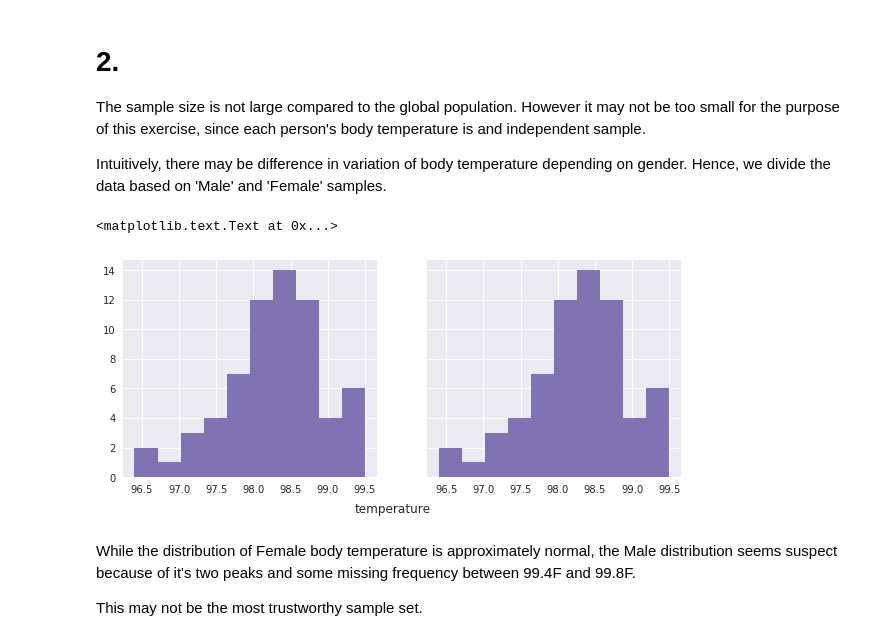
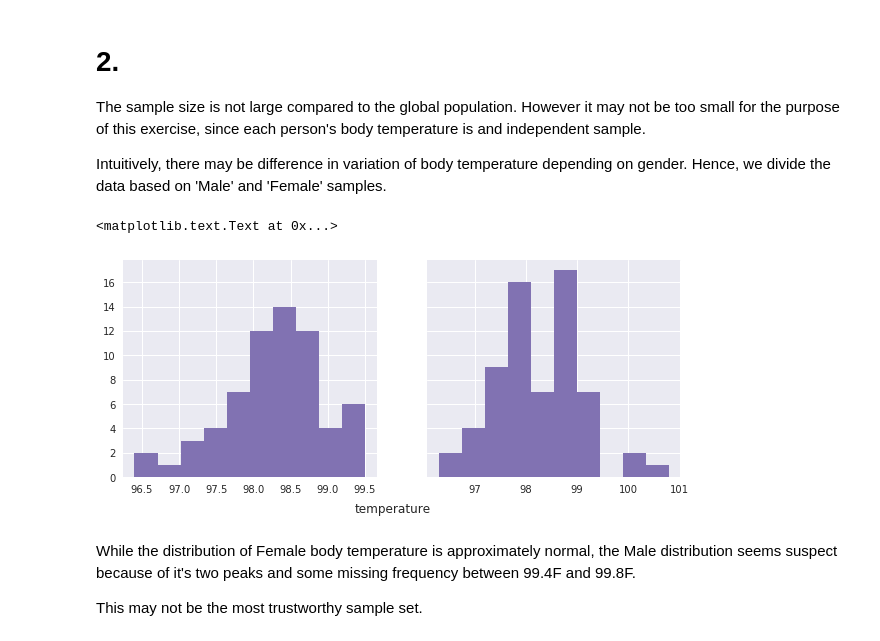
Before and after one commit to sahana-maddali/nectarine-smoothie, a Jupyter notebook: sliderule_dsi_inferential_statistics_exercise_1.ipynb, the cells around one changed output. Saved outputs shown, nothing was run; the diff lists cells and outputs as text; code cells hidden in the pictures.

```diff
--- a/sliderule_dsi_inferential_statistics_exercise_1.ipynb
+++ b/sliderule_dsi_inferential_statistics_exercise_1.ipynb
@@ -83,12 +83,13 @@ F = pd.DataFrame(df[:65])
 M = pd.DataFrame(df[65:])
 # %%
 fig, (ax1, ax2) = plt.subplots(1, 2, sharey = True, figsize = (10, 4))
-for item in (ax1, ax2) :
-    item.hist(F.temperature, color = 'm')
+ax1.hist(F.temperature, color = 'm')
+ax2.hist(M.temperature, color = 'm')
+
 fig.text(0.5, 0.001, 'temperature', ha='center')
 # %% [output]
 <matplotlib.text.Text at 0x...>
-[figure, old version]
+[figure, new version]
 # %% [markdown]
 While the distribution of Female body temperature is approximately normal, the Male distribution seems suspect because of it's two peaks and some missing frequency between 99.4F and 99.8F.
 
```
